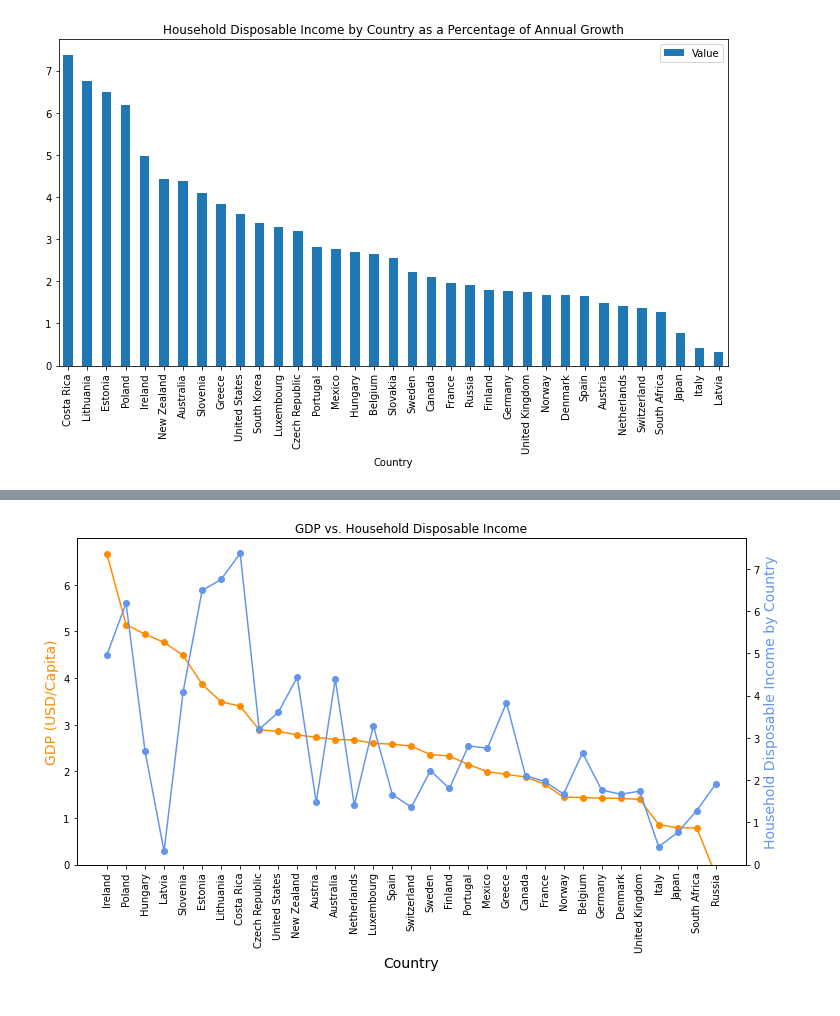
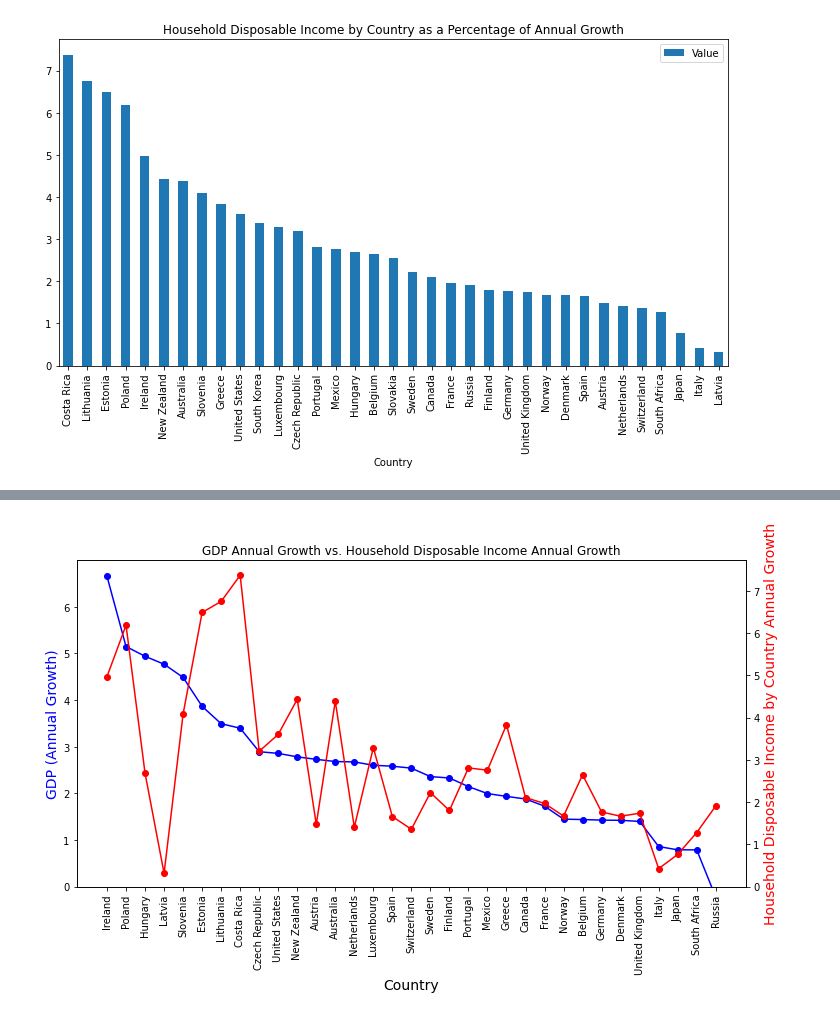
Before and after one commit to bradenbale/SYSC4906-Project, a Jupyter notebook: HDIvsGDP_growth.ipynb, the cells around one changed output, grey strips where cells are left out. Drawn from its saved outputs; the diff is of its cells as text; code cells hidden in the pictures.

```diff
--- a/Median_Income_GDP.ipynb
+++ b/HDIvsGDP_growth.ipynb
@@ -7,7 +7,7 @@ import matplotlib.pyplot as plt
 gdpData1 = "datasets/GDP_growth.csv"
 
 # read the data with colums - {'Country', 'Metric, 'Subject', 'Measure', 'Frequency', 'Year', 'Value', 'Flag'}
-rawGDP_df1 = pd.read_csv(gdpData)
+rawGDP_df1 = pd.read_csv(gdpData1)
 
 rawGDP_df1.head()
 # %% [output]
@@ -96,7 +96,7 @@ codes_df1.head()
 | 3 | DZA | Algeria |
 | 4 | ASM | American Samoa |
 # %%
-merged_df1 = df_HDI1.merge(codes_df, left_on=['LOCATION'], right_on=['ISO 3166 ALPHA-3'])
+merged_df1 = df_HDI1.merge(codes_df1, left_on=['LOCATION'], right_on=['ISO 3166 ALPHA-3'])
 merged_df1.head()
 # %% [output]
 |  | LOCATION | INDICATOR | SUBJECT | MEASURE | FREQUENCY | TIME | Value | Flag Codes | ISO 3166 ALPHA-3 | ... |
@@ -111,7 +111,7 @@ plt.show()
 # %% [output]
 [figure]
 # %%
-df1 = df1.merge(merged_df2, left_on=['Country'], right_on = ['Country'])
+df1 = df1.merge(merged_df1, left_on=['Country'], right_on = ['Country'])
 df1
 # %% [output]
 |  | LOCATION_x | Country | TRANSACT | Transaction | MEASURE_x | Measure | TIME_x | Year | Unit Code | Unit | ... |
@@ -135,25 +135,25 @@ df1
 # %%
 # Create a figure for the combined plot
 fig,ax = plt.subplots(figsize=(12,6))
 
 # Plot the GDP data on the first axis
-ax.plot(df1['Country'], df1['Value_x'], color="darkorange", marker="o")
+ax.plot(df1['Country'], df1['Value_x'], color="blue", marker="o")
 ax.set_xlabel('Country', fontsize=14)
-ax.set_ylabel("GDP (USD/Capita)",color="darkorange",fontsize=14)
+ax.set_ylabel("GDP (Annual Growth)",color="blue",fontsize=14)
 ax.set_ylim(ymin=0)
 
 # Create a twin object from the first axis, to allow two different y-axis on the same plot
 ax2=ax.twinx()
 
 # Plot the Cost of Living data on the second axis
-ax2.plot(df1['Country'], df1['Value_y'], color="cornflowerblue", marker="o")
-ax2.set_ylabel("Household Disposable Income by Country", color="cornflowerblue", fontsize=14)
+ax2.plot(df1['Country'], df1['Value_y'], color="red", marker="o")
+ax2.set_ylabel("Household Disposable Income by Country Annual Growth", color="red", fontsize=14)
 ax2.set_ylim(ymin=0)
-ax.set_title('GDP vs. Household Disposable Income')
+ax.set_title('GDP Annual Growth vs. Household Disposable Income Annual Growth')
 
 # Ensure the country labels are rotated to be readable
 ax.tick_params(axis='x', labelrotation = 90)
 
 plt.show()
 # %% [output]
-[figure, old version]
+[figure, new version]
```
Also changed, not shown: parts of 4 cells of this notebook, 1 other file.
